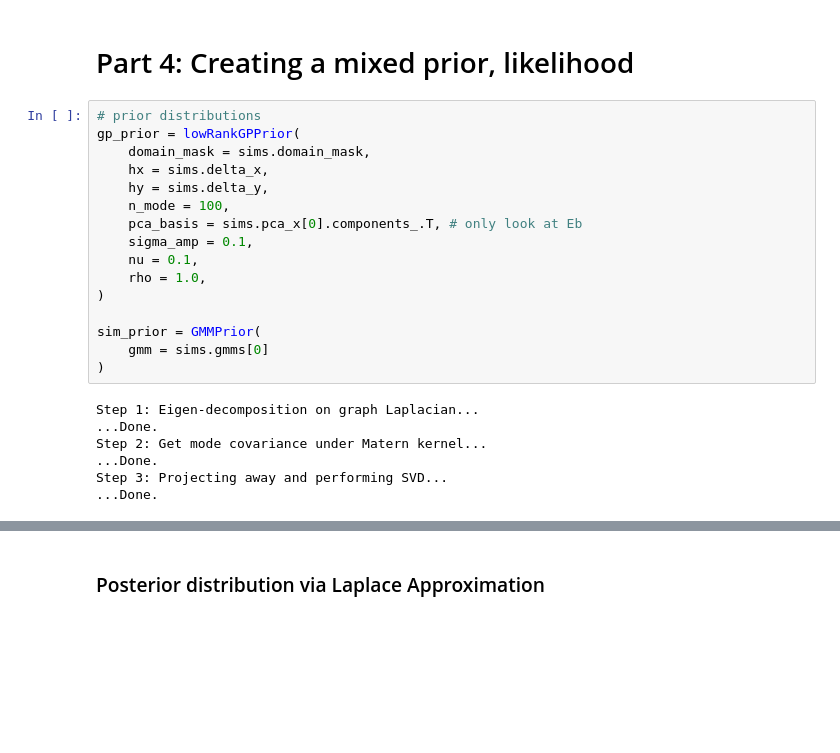
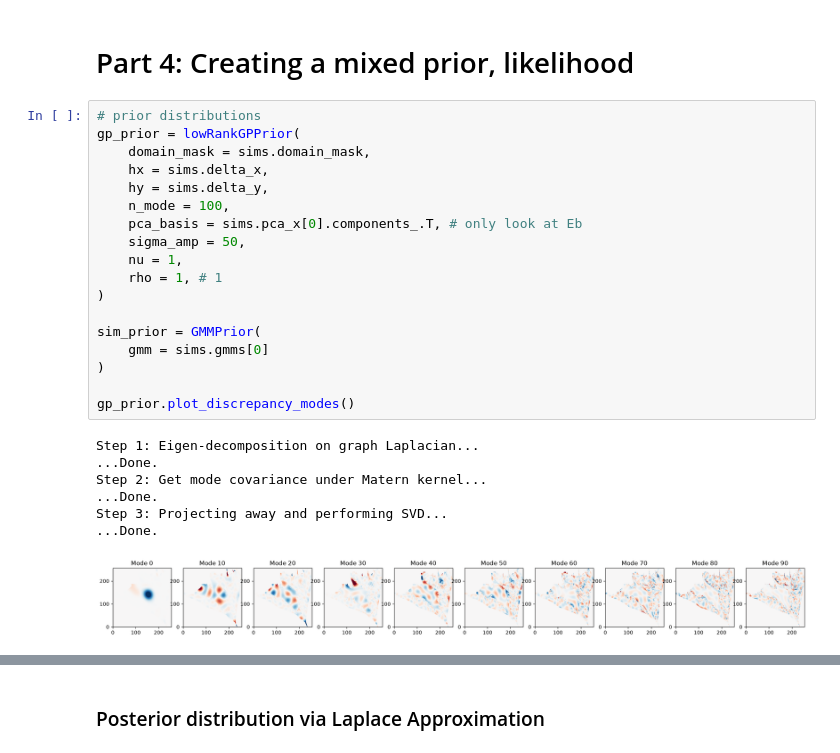
Before and after one commit to alastairyang/petermann-inference, a Jupyter notebook: notebooks/Inference.ipynb, the cells around one changed output, grey strips where cells are left out. Cells and saved outputs as stored; diff of their text form; blank space fills up the shorter version.

```diff
--- a/notebooks/Inference.ipynb
+++ b/notebooks/Inference.ipynb
@@ -116,26 +115,29 @@ Fitting GMMs for each field
 # %%
 # prior distributions
 gp_prior = lowRankGPPrior(
     domain_mask = sims.domain_mask,
     hx = sims.delta_x,
     hy = sims.delta_y,
     n_mode = 100,
     pca_basis = sims.pca_x[0].components_.T, # only look at Eb
-    sigma_amp = 0.1,
-    nu = 0.1,
-    rho = 1.0,
+    sigma_amp = 50,
+    nu = 1,
+    rho = 1, # 1
 )
 
 sim_prior = GMMPrior(
     gmm = sims.gmms[0]
 )
+
+gp_prior.plot_discrepancy_modes()
 # %% [output]
 Step 1: Eigen-decomposition on graph Laplacian...
 ...Done.
 Step 2: Get mode covariance under Matern kernel...
 ...Done.
 Step 3: Projecting away and performing SVD...
 ...Done.
+[figure, added]
 # %%
 # remove pixels that are in conflict
 thawed_mask = evidence_mask["thawed_mask"] & ~evidence_mask["conflict_mask"]
```
Also changed, not shown: parts of 17 cells of this notebook, 5 other files.
